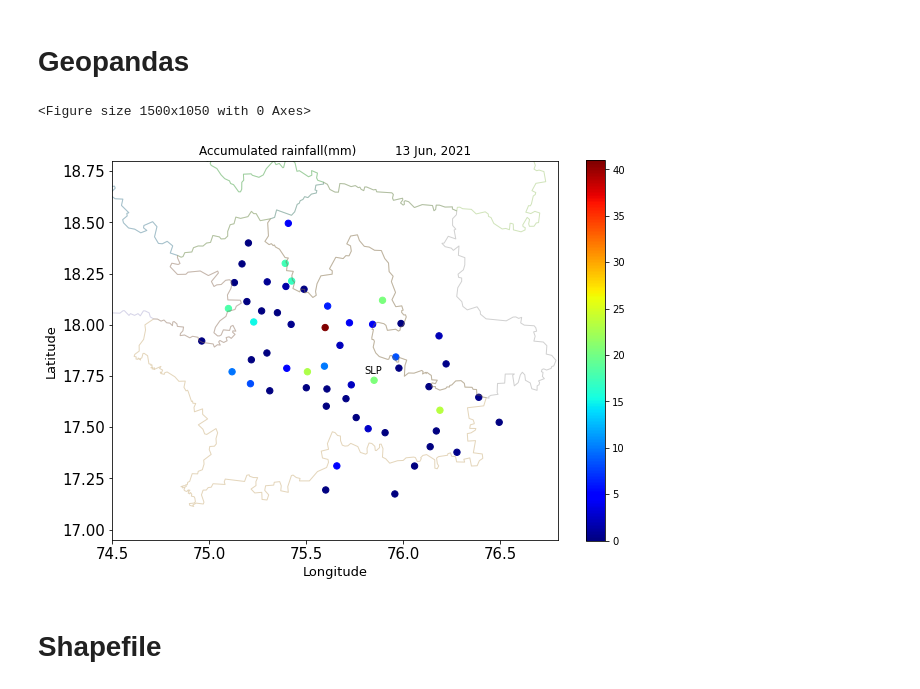
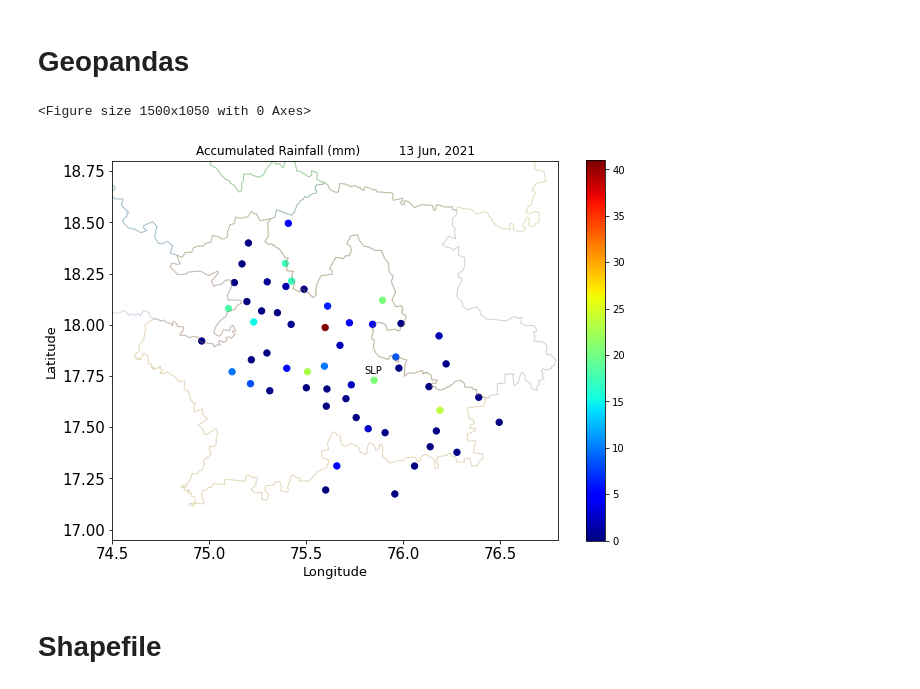
Before and after one commit to AmiSayyu/Raingauge_plots, a Jupyter notebook: ARG_NetCDF_conversion.ipynb, the cells around one changed output. Cells and saved outputs as stored; diff of their text form; code cells hidden in the pictures.

```diff
--- a/ARG_NetCDF_conversion.ipynb
+++ b/ARG_NetCDF_conversion.ipynb
@@ -79,7 +62,7 @@ ARS120
 # files.sort(key=os.path.getmtime)
 # print("\n".join(files))
 # %%
-for kk in range(0,1):
+for kk in range(0,120):
     files11=pd.Series(glob.glob('/home/PDTC/PDTCCAIPEEX/jrao/Data/IMRAN/ARS/'+list_arg[kk]+'/*.txt'))
     files=files11[(files11.str.contains(list_arg[kk]+'_'+date1.strftime('%y%m%d'))) |
                   (files11.str.contains(list_arg[kk]+'_'+date2.strftime('%y%m%d'))) |
@@ -129,4 +112,4 @@ for kk in range(0,1):
     arg_data.loc[((arg_data['Rain_mm']*10)%2)!=0,['Rain_mm']]=arg_data.loc[((arg_data['Rain_mm']*10)%2)!=0]['Rain_mm']-0.1
 #     arg_data.to_csv()
     vars()[list_arg[kk]]=arg_data.copy()
-    print(list_arg[kk])
+#     print(list_arg[kk])
@@ -229,31 +191,27 @@ pos_df=pos_df.sort_values(by=['max_rf'],ascending=False)
 # %% [markdown]
 # Geopandas
 # %%
-import pandas as pd
-import matplotlib.pyplot as plt
-import geopandas as gpd
-
 fp = '/home/PDTC/PDTCCAIPEEX/jrao/Data/IMRAN/ARS/SHAPEFILES/maharashtra_administrative/maharashtra_administrative.shp'
 map_df = gpd.read_file(fp)
 map_df.head()
 
 fig=plt.figure(figsize=[10,7],dpi=150)
 map_df.iloc[[17,11,41,39,45],:].plot(figsize=[10,7],cmap='Dark2',linewidth=1,alpha=0.3)
 plt.scatter(pos_df['long'],pos_df['lat'],c=pos_df['max_rf'],vmin=0,vmax=max(max_rf),cmap='jet',s=40)
 plt.colorbar()
 # plt.plot(75.850609,17.729193,'ko',markersize=15,alpha=0.2,label='Solapur Lab')
 plt.xlabel('Longitude',fontsize=13)
 plt.ylabel('Latitude',fontsize=13)
 plt.xlim(74.5,76.8)
 plt.ylim(16.95,18.8)
 plt.text(75.80,17.76,'SLP')
 plt.xticks(fontsize=15);plt.yticks(fontsize=15)
-plt.title('Accumulated rainfall(mm)'+'  '*5+vars()[active_rg[0]]['Date'][0].strftime('%d %b, %Y'),fontsize=12)
+plt.title('Accumulated Rainfall (mm)'+'  '*5+vars()[active_rg[0]]['Date'][0].strftime('%d %b, %Y'),fontsize=12)
 plt.savefig('/home/PDTC/PDTCCAIPEEX/jrao/Data/IMRAN/ARS/ARG_Plots/'+
             vars()[active_rg[0]]['Date'][0].strftime('ARG_SLP_AccRf_%d%m%Y.jpg'),bbox_inches="tight",dpi=300)
 # %% [output]
 <Figure size 1500x1050 with 0 Axes>
-[figure, old version]
+[figure, new version]
 # %% [markdown]
 # Shapefile
 # %%
```
Also changed, not shown: parts of 7 cells of this notebook.
